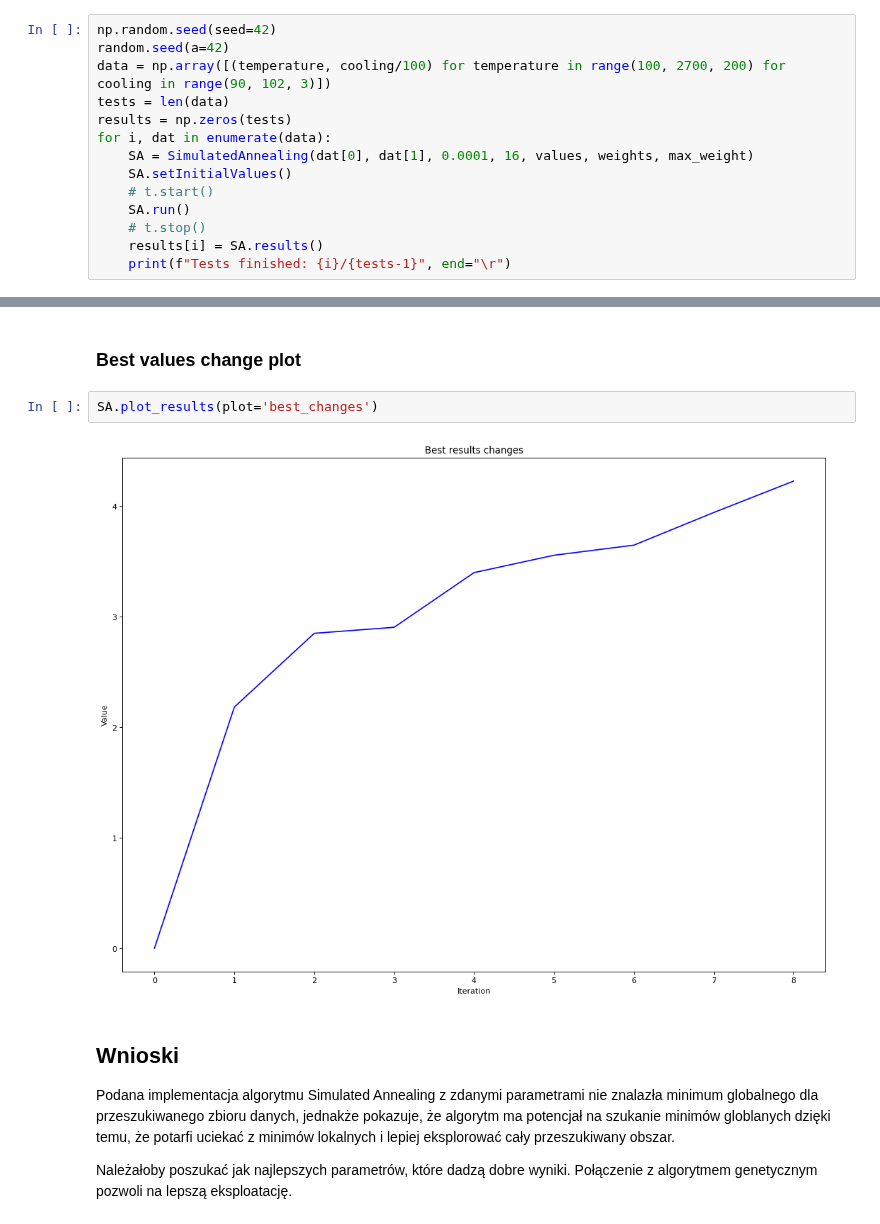
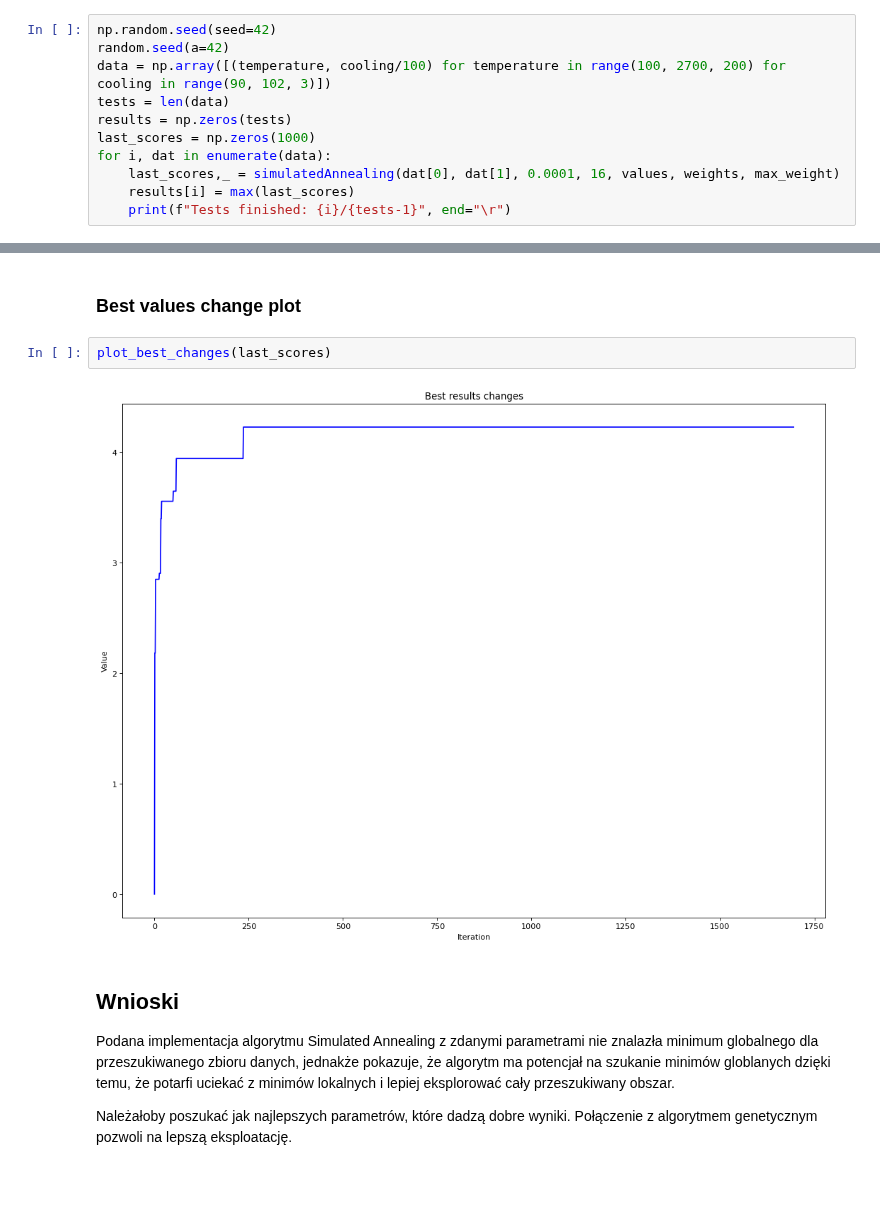
Before and after one commit to Vergenter/mswum, a Jupyter notebook: simulatedAnnealingImplementation.ipynb, the cells around one changed output, grey strips where cells are left out. Drawn from its saved outputs; the diff is of its cells as text; blank space fills up the shorter version.

Commit message:
moved simulated annealing logic to separate file

```diff
--- a/simulatedAnnealingImplementation.ipynb
+++ b/simulatedAnnealingImplementation.ipynb
@@ -128,13 +28,10 @@ random.seed(a=42)
 data = np.array([(temperature, cooling/100) for temperature in range(100, 2700, 200) for cooling in range(90, 102, 3)])
 tests = len(data)
 results = np.zeros(tests)
+last_scores = np.zeros(1000)
 for i, dat in enumerate(data):
-    SA = SimulatedAnnealing(dat[0], dat[1], 0.0001, 16, values, weights, max_weight)
-    SA.setInitialValues()
-    # t.start()
-    SA.run()
-    # t.stop()
-    results[i] = SA.results()
+    last_scores,_ = simulatedAnnealing(dat[0], dat[1], 0.0001, 16, values, weights, max_weight)
+    results[i] = max(last_scores)
     print(f"Tests finished: {i}/{tests-1}", end="\r")
 # %% [output]
 Tests finished: 51/51
@@ -165,9 +62,9 @@ SA.plot_results()
 # %% [markdown]
 ### Best values change plot
 # %%
-SA.plot_results(plot='best_changes')
+plot_best_changes(last_scores)
 # %% [output]
-[figure, old version]
+[figure, new version]
 # %% [markdown]
 ## Wnioski
 
```
Also changed, not shown: parts of 5 cells of this notebook, 5 other files.
